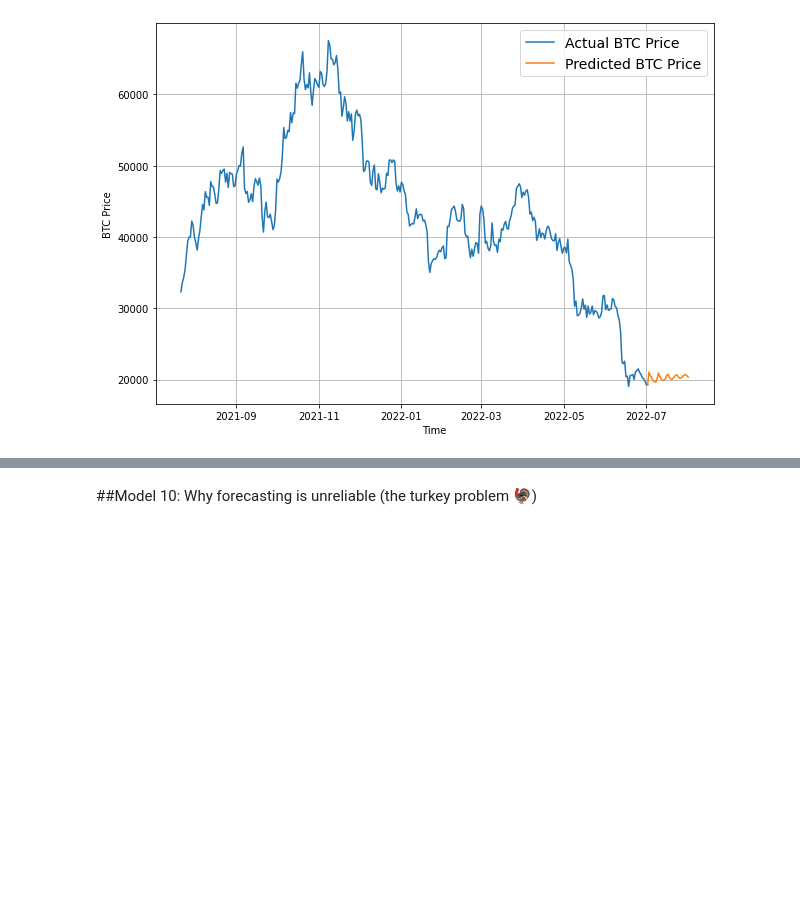
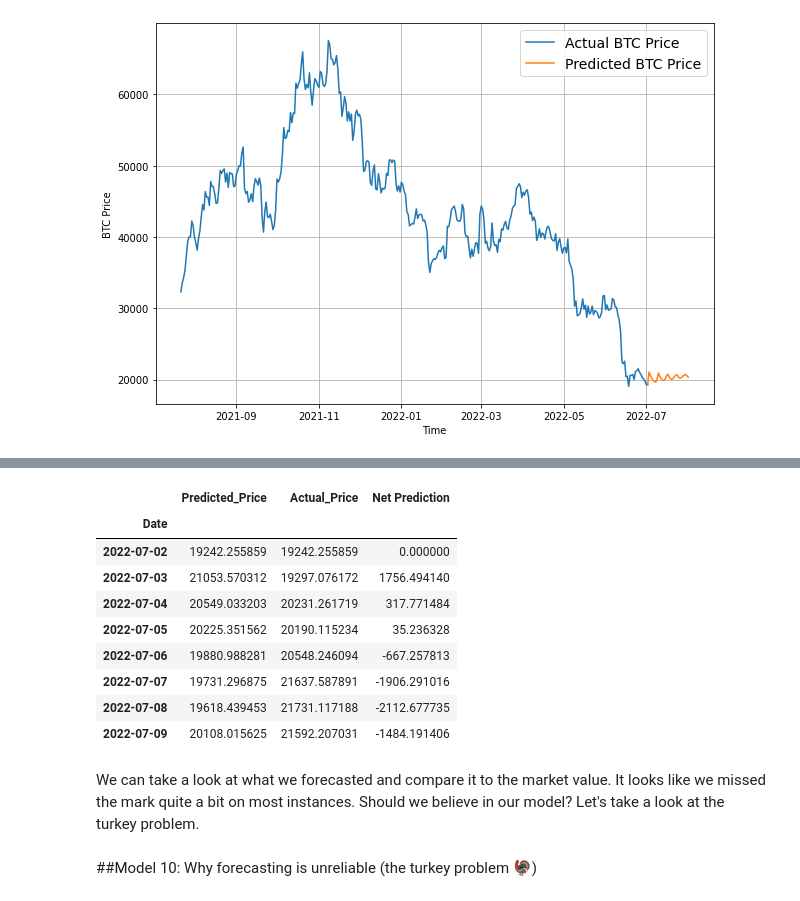
Before and after one commit to DataDoggo215/Predicting_BitcoinPrices, a Jupyter notebook: BitPredict_time_series_forecastng.ipynb, the cells around one changed output, grey strips where cells are left out. Cells and saved outputs as stored; diff of their text form; code cells hidden in the pictures; blank space fills up the shorter version.

```diff
--- a/BitPredict_time_series_forecastng.ipynb
+++ b/BitPredict_time_series_forecastng.ipynb
@@ -2189,0 +2190,7 @@ Despite the more recent bitcoin price crashes, our model predicts that it will i
+# %%
+#Downloaded the most recent prices and upload into a new dataframe
+df1 = pd.read_csv('/content/gdrive/My Drive/BTC_current.csv',
+                 parse_dates=["Date"],
+                 index_col=["Date"]) # parse the date column and tell pandas column 1 is a datetime
+actual_btc = pd.DataFrame(df1["Adj Close"]).rename(columns={"Adj Close": "Actual_Price"})
+actual_btc.tail(9)
@@ -2189,0 +2209,5 @@ Despite the more recent bitcoin price crashes, our model predicts that it will i
+# %%
+#Combine our forecasts into a dataframe
+future_prediction = pd.DataFrame(future_forecast, next_time_steps)
+future_prediction.index.name = 'Date'
+future_prediction.rename(columns={future_prediction.columns[0]: "Predicted_Price" }, inplace = True)
@@ -2189,0 +2227,5 @@ Despite the more recent bitcoin price crashes, our model predicts that it will i
+# %%
+#merge the dataframes, we will do an inner join because we only care about the overlapping prices
+df_prices = pd.merge(future_prediction, actual_btc, on = 'Date', how = 'inner')
+df_prices = df_prices[:-1]
+df_prices
@@ -2190,3 +2243,20 @@ Despite the more recent bitcoin price crashes, our model predicts that it will i
+# %%
+#Create a new column to compare the differences
+df_prices['Net Prediction'] = df_prices['Predicted_Price'] - df_prices['Actual_Price']
+df_prices.round(6)
+# %% [output]
+|  | Predicted_Price | Actual_Price | Net Prediction |
+| Date |  |  |  |
+| 2022-07-02 | 19242.255859 | 19242.255859 | 0.000000 |
+| 2022-07-03 | 21053.570312 | 19297.076172 | 1756.494140 |
+| 2022-07-04 | 20549.033203 | 20231.261719 | 317.771484 |
+| 2022-07-05 | 20225.351562 | 20190.115234 | 35.236328 |
+| 2022-07-06 | 19880.988281 | 20548.246094 | -667.257813 |
+| 2022-07-07 | 19731.296875 | 21637.587891 | -1906.291016 |
+| 2022-07-08 | 19618.439453 | 21731.117188 | -2112.677735 |
+| 2022-07-09 | 20108.015625 | 21592.207031 | -1484.191406 |
+# %% [markdown]
+We can take a look at what we forecasted and compare it to the market value. It looks like we missed the mark quite a bit on most instances. Should we believe in our model? Let's take a look at the turkey problem.
 # %% [markdown]
 ##Model 10: Why forecasting is unreliable (the turkey problem 🦃)
 # %%
```
Also changed, not shown: parts of 26 cells of this notebook.
